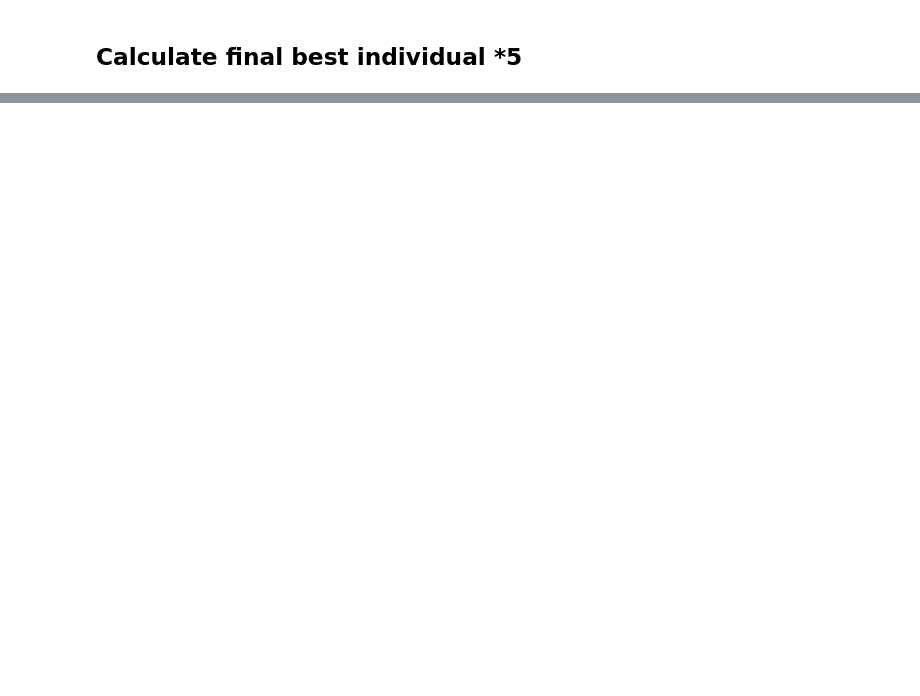
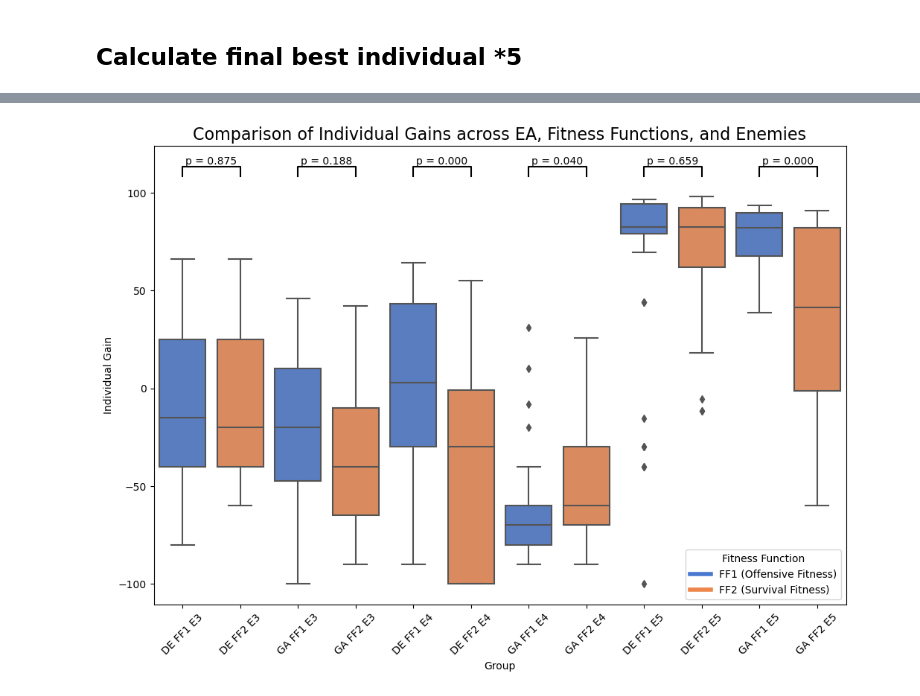
Before and after one commit to boluoshenshen/evoman, a Jupyter notebook: Yuan_report_plots.ipynb, the cells around one changed output, grey strips where cells are left out. Cells and saved outputs as stored; diff of their text form; code cells hidden in the pictures; blank space fills up the shorter version.

```diff
--- a/Yuan_report_plots.ipynb
+++ b/Yuan_report_plots.ipynb
@@ -221,7 +242,22 @@ def plot_boxplot_results(all_results, EA_variable, fitness_mode, metric='individ
     # 将 results 字典转换为绘图数据格式
     data = []
     enemies = []
+
+    # 打印每个 enemy 的 max, min, median, variance
     for enemy, values in results.items():
+        max_value = np.max(values)
+        min_value = np.min(values)
+        median_value = np.median(values)
+        variance_value = np.var(values)
+
+        print(f"Enemy {enemy}:")
+        print(f"  Max: {max_value}")
+        print(f"  Min: {min_value}")
+        print(f"  Median: {median_value}")
+        print(f"  Variance: {variance_value}")
+        print("-" * 30)
+
+        # 将数据扩展以便用于绘图
         data.extend(values)
         enemies.extend([f"Enemy {enemy}"] * len(values))
 
@@ -246,4 +300,4 @@ all_results = simulate_for_all_conditions(EA_variables, fitness_modes, runs=10,
 # 绘制特定 EA_variable 和 fitness_mode 的 boxplot
 a = [1,2]
 for fitness_mode in a:
-    plot_boxplot_results(all_results, EA_variable="GA", fitness_mode=fitness_mode)
+    plot_boxplot_results(all_results, EA_variable="DE", fitness_mode=fitness_mode)
@@ -249,0 +550,70 @@ for fitness_mode in a:
+# %%
+# 计算显著性水平（p值）并绘制 boxplot
+def plot_boxplot_with_significance(all_results, EA_variables, enemies=[3, 4, 5]):
+    # 收集所有数据以便绘图
+    data = []
+    labels = []
+    color_palette = sns.color_palette("muted", 2)  # 为 FF1 和 FF2 指定不同的颜色
+
+    for enemy in enemies:
+        for (EA_variable, fitness_mode), result in all_results.items():
+            gains = result[enemy]
+            ff_label = "FF1" if fitness_mode == 1 else "FF2"
+            labels.append(f"{EA_variable} {ff_label} E{enemy}")
+            data.append(gains)
+
+    # 创建 DataFrame 用于绘图
+    df = pd.DataFrame({
+        'Individual Gain': np.concatenate(data),
+        'Group': np.concatenate([[label] * len(gains) for label, gains in zip(labels, data)])
+    })
+
+    plt.figure(figsize=(12, 8))
+
+    # 颜色按 fitness function 分配，FF1使用第一个颜色，FF2使用第二个颜色
+    box_colors = [color_palette[0] if 'FF1' in label else color_palette[1] for label in df['Group']]
+
+    # 绘制 boxplot，使用自定义的颜色
+    ax = sns.boxplot(x='Group', y='Individual Gain', data=df, palette=color_palette)
+
+    plt.title('Comparison of Individual Gains across EA, Fitness Functions, and Enemies', fontsize=16)
+    file_name = 'Comparison of Individual Gains across EA, Fitness Functions, and Enemies'
+    plt.xticks(rotation=45)
+
+    # 添加自定义图例，区分 FF1 和 FF2
+    handles = [
+        plt.Line2D([0], [0], color=color_palette[0], lw=4, label='FF1 (Offensive Fitness)'),
+        plt.Line2D([0], [0], color=color_palette[1], lw=4, label='FF2 (Survival Fitness)'),
+    ]
+    plt.legend(handles=handles, title="Fitness Function", loc="best")  # 使用 loc="best" 来自动选择最佳位置
+
+    # 只比较相同 EA 和相同敌人下的不同 fitness_mode 的差异
+    unique_groups = df['Group'].unique()
+    y_max = df['Individual Gain'].max()  # 用于定位 p 值显示位置
+
+    for enemy in enemies:
+        for EA_variable in EA_variables:
+            group1_label = f"{EA_variable} FF1 E{enemy}"
+            group2_label = f"{EA_variable} FF2 E{enemy}"
+
+            if group1_label in unique_groups and group2_label in unique_groups:
+                group1 = df[df['Group'] == group1_label]['Individual Gain']
+                group2 = df[df['Group'] == group2_label]['Individual Gain']
+
+                # 使用 t-test 计算p值
+                t_stat, p_value = ttest_ind(group1, group2)
+
+                # 设置两组数据在图中的x轴位置
+                x1, x2 = list(unique_groups).index(group1_label), list(unique_groups).index(group2_label)
+                y, h = y_max + 10, 5  # 设置 y 轴的显示位置和高度
+
+                # 在两组boxplot之间绘制连接线并显示p值
+                ax.plot([x1, x1, x2, x2], [y, y + h, y + h, y], lw=1.5, color='black')
+                ax.text((x1 + x2) * 0.5, y + h, f"p = {p_value:.3f}", ha='center', va='bottom', color='black')
+    plt.savefig(f'Group_96_plots/{file_name}.png', bbox_inches='tight')
+    plt.show()
+
+# 示例调用：绘制带有显著性水平的 boxplot
+plot_boxplot_with_significance(all_results, EA_variables)
+# %% [output]
+[figure, added]
```
Also changed, not shown: parts of 12 cells of this notebook, 1 other file.
